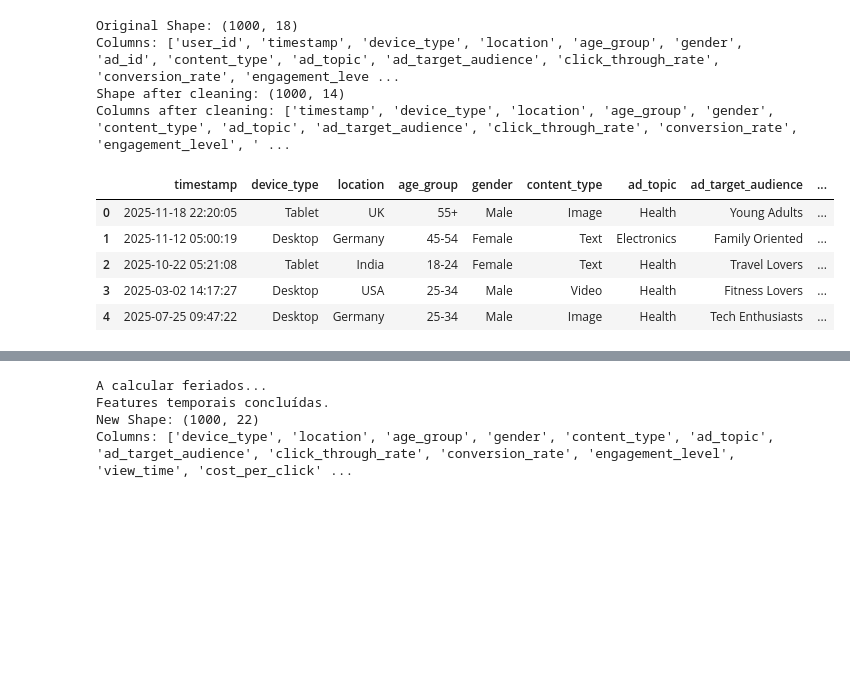
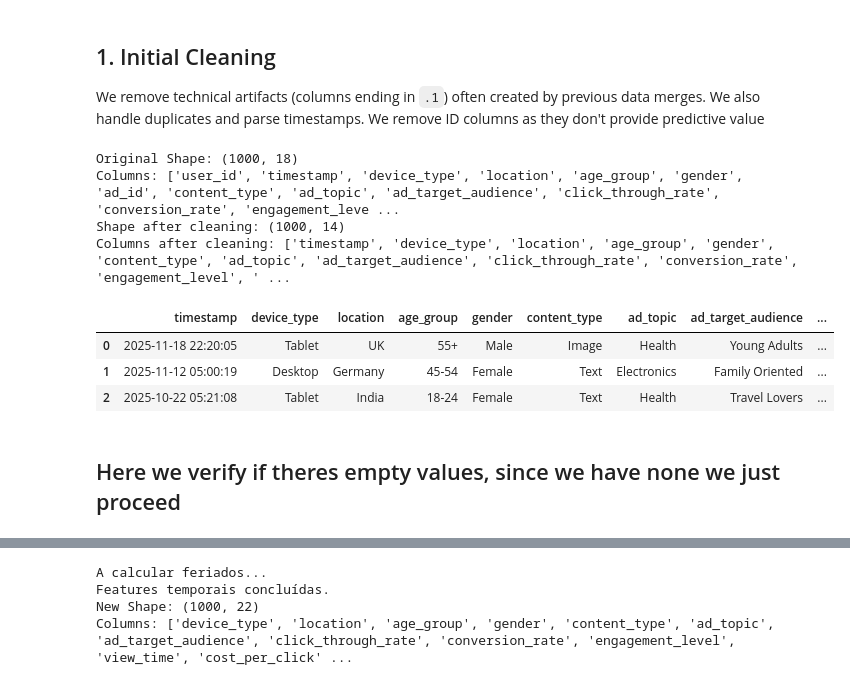
Before and after one commit to 1220823/Viralytics-Desafio-2, a Jupyter notebook: Limpeza_Advertising.ipynb, the cells around one changed output, grey strips where cells are left out. Saved outputs shown, nothing was run; the diff lists cells and outputs as text; code cells hidden in the pictures; blank space fills up the shorter version.

```diff
--- a/Limpeza_Advertising.ipynb
+++ b/Limpeza_Advertising.ipynb
@@ -0,0 +18,23 @@
+# %%
+import pandas as pd
+import numpy as np
+import warnings
+import os
+
+# Suppress warnings for cleaner output
+warnings.filterwarnings('ignore')
+
+# Load the dataset
+try:
+    if os.path.exists("Datasets/advertising_dataset.csv"):
+        df = pd.read_csv("Datasets/advertising_dataset.csv")
+    else:
+        df = pd.read_csv("advertising_dataset.csv")
+
+    print(f"✅ User Data Loaded. Shape: {df.shape}")
+except FileNotFoundError:
+    print("❌ Error: 'advertising_dataset.csv' not found. Check your file path.")
+
+# Initial Inspection
+print("Columns:", df.columns.tolist())
+df.head(3)
@@ -1,38 +48,38 @@
+# %% [markdown]
+## 1. Initial Cleaning
+We remove technical artifacts (columns ending in `.1`) often created by previous data merges. We also handle duplicates and parse timestamps.
+We remove ID columns as they don't provide predictive value
 # %%
-import pandas as pd
-import numpy as np
-
-df = pd.read_csv("Datasets/advertising_dataset.csv")
 print(f"Original Shape: {df.shape}")
 print("Columns:", df.columns.tolist())
 
 # We select columns that end with ".1"
 # This drops 'click_through_rate.1' and 'conversion_rate.1 (Duplicate columns)'
 df = df.loc[:, ~df.columns.str.endswith('.1')]
 
 # Drop ID columns as they don't provide predictive value
 df.drop(columns=['user_id', 'ad_id'], inplace=True)
 
 df['timestamp'] = pd.to_datetime(df['timestamp'])
 
 # Drop row duplicates (if any)
 # We do this because of the time stamp, there should be no exact duplicates.
 df = df.drop_duplicates()
 
 print(f"Shape after cleaning: {df.shape}")
 print("Columns after cleaning:", df.columns.tolist())
-df.head()
+df.head(3)
 # %% [output]
 Original Shape: (1000, 18)
 Columns: ['user_id', 'timestamp', 'device_type', 'location', 'age_group', 'gender', 'ad_id', 'content_type', 'ad_topic', 'ad_target_audience', 'click_through_rate', 'conversion_rate', 'engagement_leve ...
 Shape after cleaning: (1000, 14)
 Columns after cleaning: ['timestamp', 'device_type', 'location', 'age_group', 'gender', 'content_type', 'ad_topic', 'ad_target_audience', 'click_through_rate', 'conversion_rate', 'engagement_level', ' ...
 |  | timestamp | device_type | location | age_group | gender | content_type | ad_topic | ad_target_audience | ... |
 | 0 | 2025-11-18 22:20:05 | Tablet | UK | 55+ | Male | Image | Health | Young Adults | ... |
 | 1 | 2025-11-12 05:00:19 | Desktop | Germany | 45-54 | Female | Text | Electronics | Family Oriented | ... |
 | 2 | 2025-10-22 05:21:08 | Tablet | India | 18-24 | Female | Text | Health | Travel Lovers | ... |
-| 3 | 2025-03-02 14:17:27 | Desktop | USA | 25-34 | Male | Video | Health | Fitness Lovers | ... |
-| 4 | 2025-07-25 09:47:22 | Desktop | Germany | 25-34 | Male | Image | Health | Tech Enthusiasts | ... |
+# %% [markdown]
+## Here we verify if theres empty values, since we have none we just proceed
 # %%
 for col in df.columns:
     print(f"number of missing values in {col}: {df[col].isnull().sum()}")
```
Also changed, not shown: parts of 5 cells of this notebook, 1 other file.
